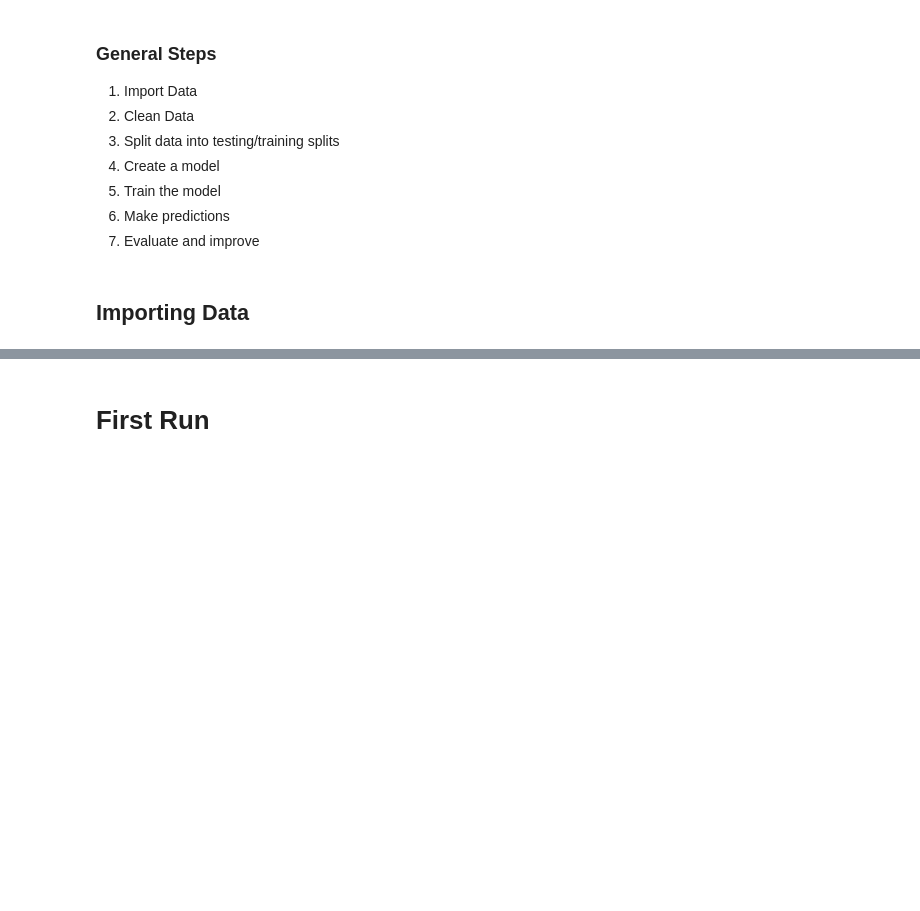
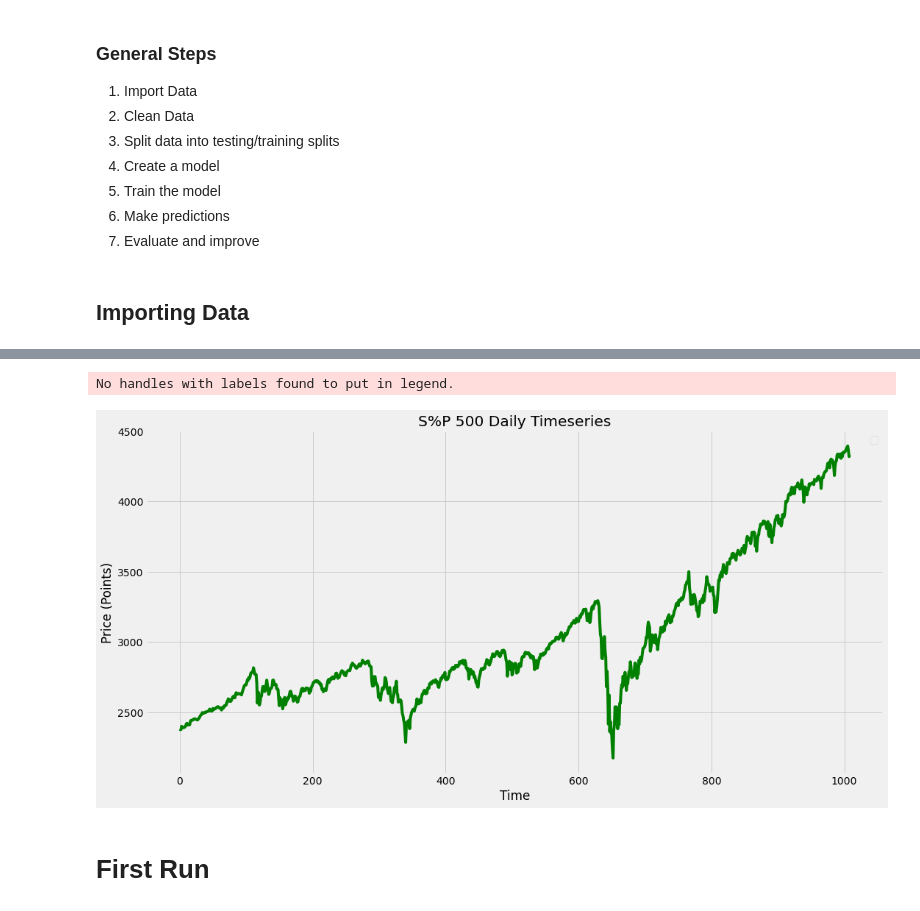
Before and after one commit to JustusStorm/NeuralNetworks, a Jupyter notebook: Neural Network Model.ipynb, the cells around one changed output, grey strips where cells are left out. Cells and saved outputs as stored; diff of their text form; code cells hidden in the pictures; blank space fills up the shorter version.

```diff
--- a/Neural Network Model.ipynb
+++ b/Neural Network Model.ipynb
@@ -101,0 +149,20 @@ array([[0.14725179],
+# %%
+# create the testing data set
+# create a new array containing scaled values from index 1543 to 2003
+test_data = scaled_df[training_data_len - 60:, :]
+x_test = []
+y_test = test_data[training_data_len: ]
+
+for i in range(60, len(test_data)):
+    x_test.append(test_data[i-60:i, 0])
+# %%
+# convert data to numpy array
+x_test = np.array(x_test)
+# %%
+# reshape the data
+x_test = np.reshape(x_test, (x_test.shape[0], x_test.shape[1], 1))
+# %%
+# get models predicted price values
+predictions = model.predict(x_test)
+inversedPredictions = scaler.inverse_transform(predictions)
+inversedPredictions
@@ -102,3 +177,16 @@ array([[0.14725179],
+# %%
+# plot test predictions
+plt.figure(figsize=(16,8))
+plt.plot(y_test, color='black')
+plt.plot(inversedPredictions, color = 'green')
+plt.title('S%P 500 Daily Timeseries')
+plt.xlabel('Time')
+plt.ylabel('Price (Points)')
+plt.legend()
+plt.show()
+# %% [output]
+No handles with labels found to put in legend.
+[figure, added]
 # %% [markdown]
 # First Run
 # %% [markdown]
```
Also changed, not shown: parts of 14 cells of this notebook, 1 other file.
